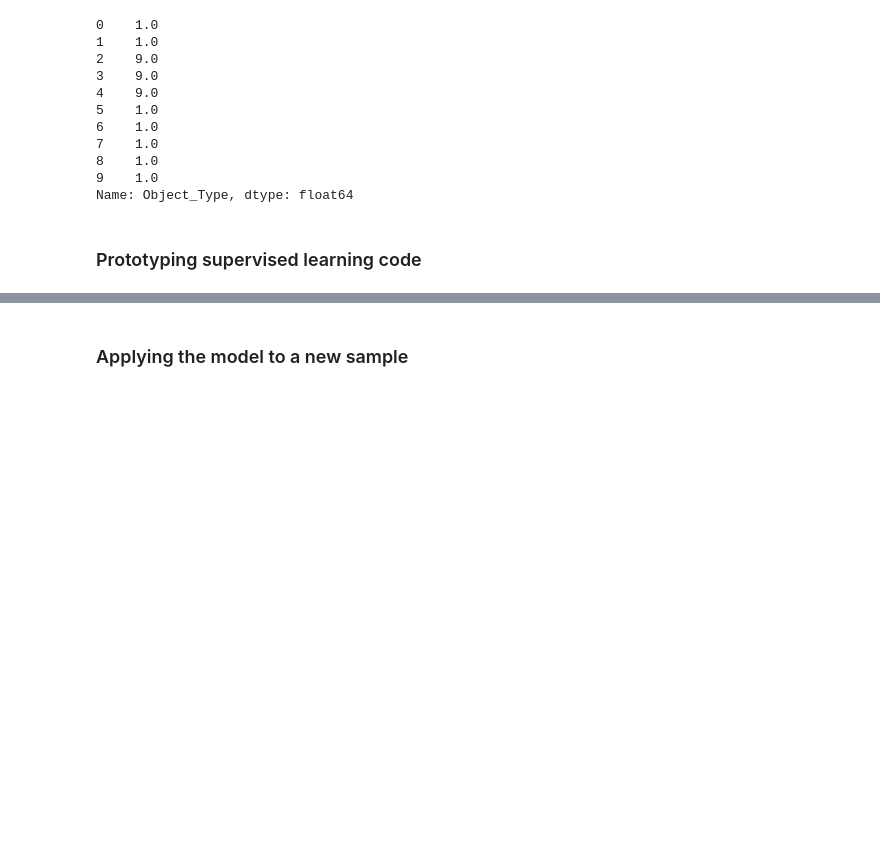
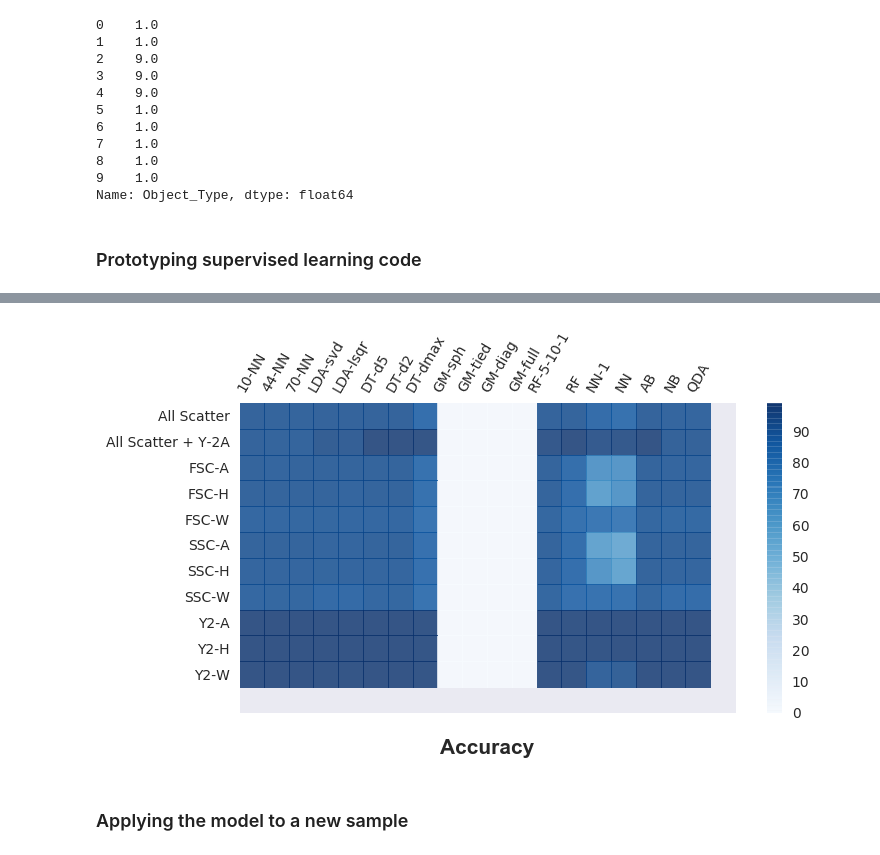
Before and after one commit to jason-ship-it/flow-cytometry_machine-learning, a Jupyter notebook: FlowCytometry-MachineLearningForGating.ipynb, the cells around one changed output, grey strips where cells are left out. Cells and saved outputs as stored; diff of their text form; code cells hidden in the pictures; blank space fills up the shorter version.

```diff
--- a/FlowCytometry-MachineLearningForGating.ipynb
+++ b/FlowCytometry-MachineLearningForGating.ipynb
@@ -449,0 +468,29 @@ ax.set_title("Percent non-cells cleaned")
+# %%
+# Plot it out
+# code adapted from here http://stackoverflow.com/questions/14391959/heatmap-in-matplotlib-with-pcolor
+
+fig, ax = plt.subplots()
+heatmap = ax.pcolor(accuracy_table_all, cmap=plt.cm.Blues, alpha=0.8)
+
+# Format
+fig = plt.gcf()
+fig.set_size_inches(8, 4)
+
+# put the major ticks at the middle of each cell
+ax.set_yticks(np.arange(accuracy_table_all.shape[0]) + 0.5, minor=False)
+ax.set_xticks(np.arange(accuracy_table_all.shape[1]) + 0.5, minor=False)
+
+# want a more natural, table-like display
+ax.invert_yaxis()
+ax.xaxis.tick_top()
+
+ax.set_xticklabels(modelNames, minor=False)
+ax.set_yticklabels(accuracy_table_all.index, minor=False)
+plt.xticks(rotation=60)
+ax.grid(False)
+
+ax.set_title("Accuracy", y=-0.15, fontweight="bold", fontsize=15)
+plt.colorbar(heatmap)
+plt.savefig("heatmap-accuracy.png")
+# %% [output]
+[figure, added]
```
Also changed, not shown: parts of 24 cells of this notebook, 8 other files.
